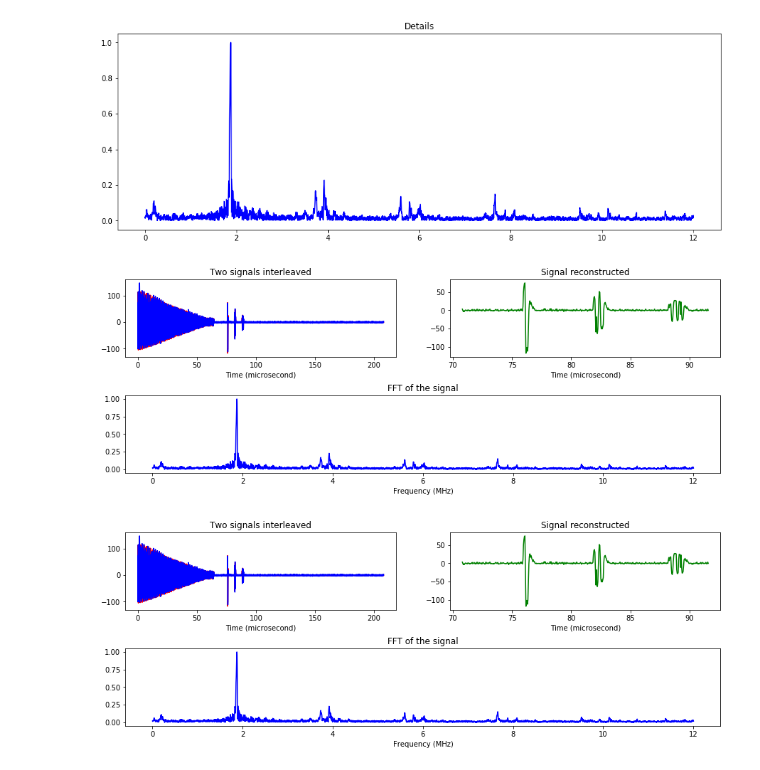
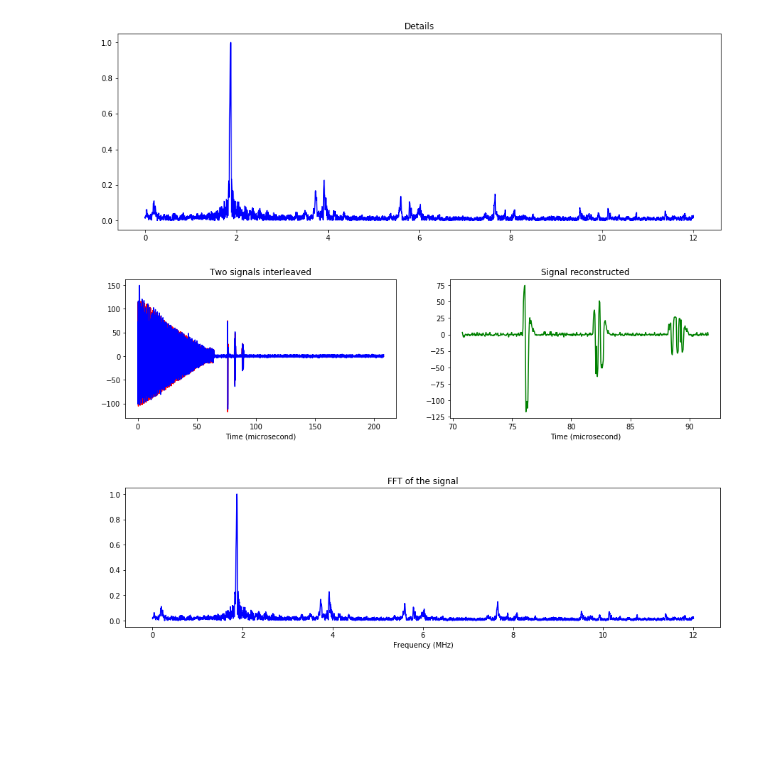
Before and after one commit to kelu124/echomods, a Jupyter notebook: elmo/data/20170713-TwoADCs.ipynb, the cells around one changed output. Saved outputs shown, nothing was run; the diff lists cells and outputs as text; code cells hidden in the pictures; blank space fills up the shorter version.

```diff
--- a/elmo/data/20170713-TwoADCs.ipynb
+++ b/elmo/data/20170713-TwoADCs.ipynb
@@ -103,23 +102,22 @@ plt.show()
 # %% [output]
 [figure]
 # %%
-plt.figure(figsize=(15,5))
+plt.figure(figsize=(15,9))
 plt.subplots_adjust(hspace=.5)
 plt.subplot(221)
 plt.plot(T[0:2500],Ma[0:2500],"r")
 plt.plot(T[0:2500],Mb[0:2500],"b")
 plt.title("Two signals interleaved")
 plt.xlabel("Time (microsecond)")
 plt.subplot(222)
 plt.plot(TT[1700:2200],rawSig[1700:2200],"g")
 plt.title("Signal reconstructed")
 plt.xlabel("Time (microsecond)")
 plt.subplot(212)
 plt.plot(ff,FFT[0:len(FFT)/2]/Scale,"b")
 plt.title("FFT of the signal")
 plt.xlabel("Frequency (MHz)")
 plt.savefig("twoadcs.jpg",  bbox_inches='tight')
 plt.show()
 # %% [output]
-[figure, old version]
+[figure, new version]
-[figure, removed]
```
Also changed, not shown: parts of 1 cell of this notebook, 18 other files.
